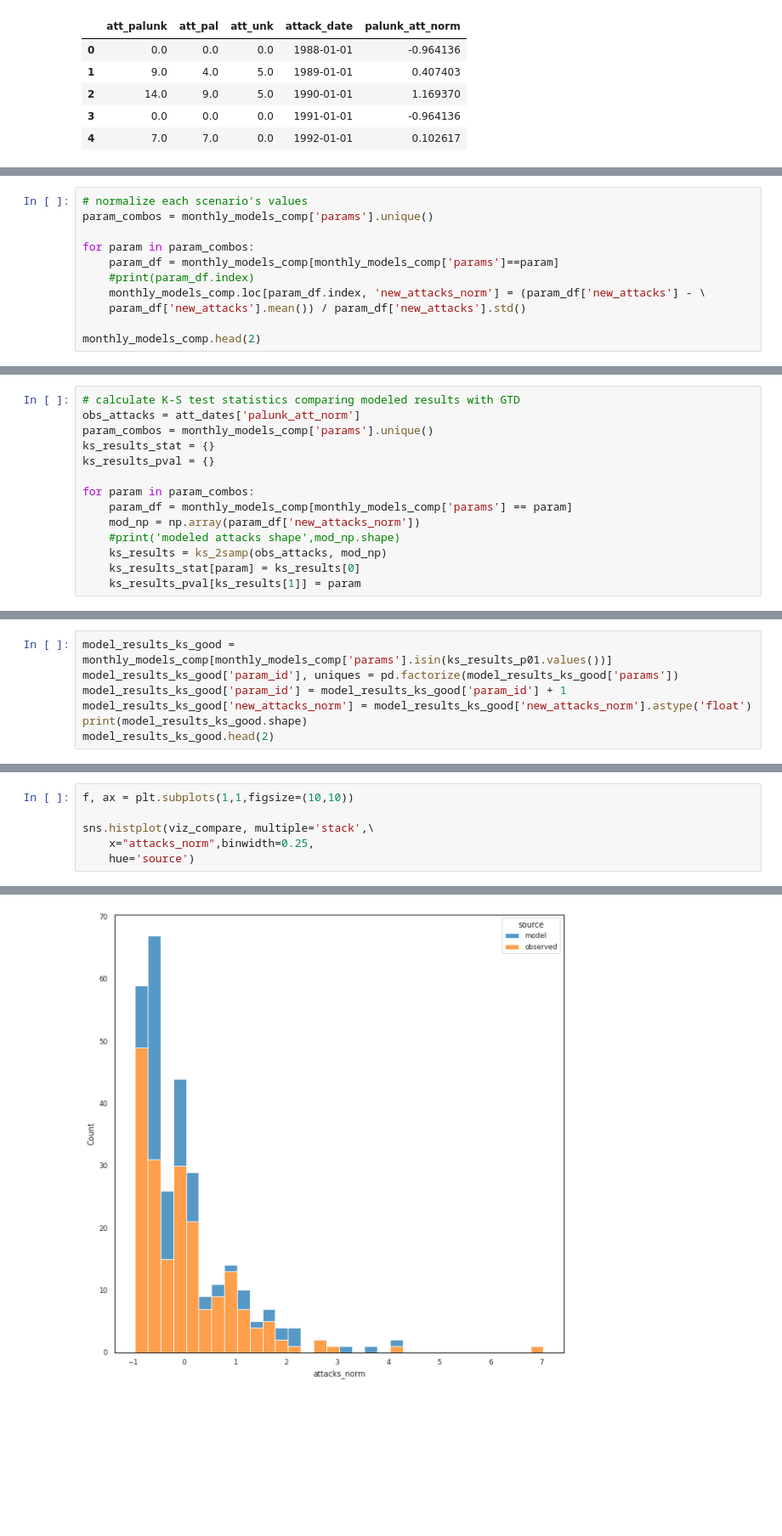
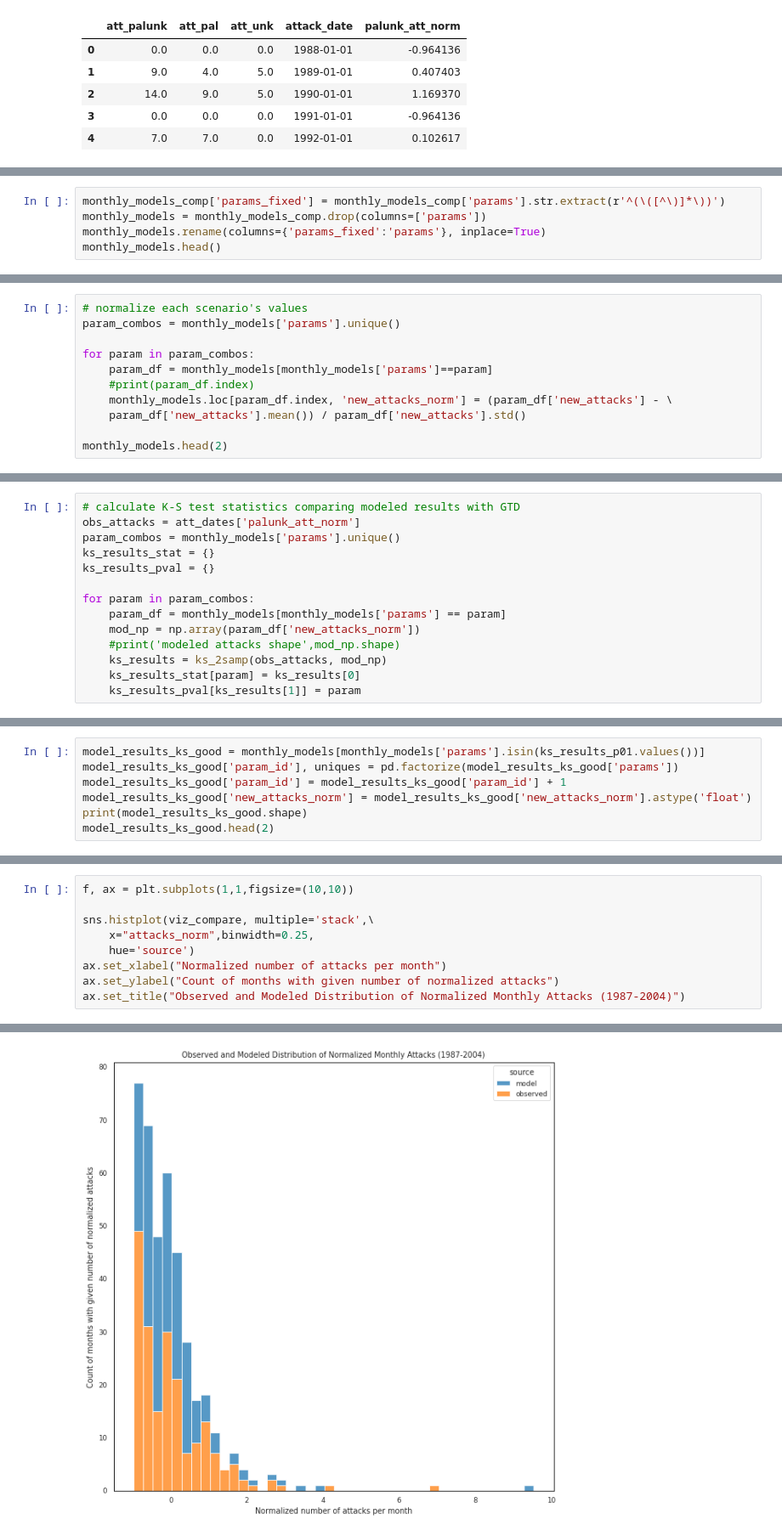
Before and after one commit to natalie-ayers/scientific-computing-counterterrorism-modeling, a Jupyter notebook: compare_model_and_real_dists.ipynb, the cells around one changed output, grey strips where cells are left out. Shown: that part at 85% size. Cells and saved outputs as stored; diff of their text form; blank space fills up the shorter version.

```diff
--- a/compare_model_and_real_dists.ipynb
+++ b/compare_model_and_real_dists.ipynb
@@ -266,0 +257,5 @@ monthly_models_comp.head()
+# %%
+monthly_models_comp['params_fixed'] = monthly_models_comp['params'].str.extract(r'^(\([^\)]*\))')
+monthly_models = monthly_models_comp.drop(columns=['params'])
+monthly_models.rename(columns={'params_fixed':'params'}, inplace=True)
+monthly_models.head()
@@ -267,13 +269,13 @@ monthly_models_comp.head()
 # %%
 # normalize each scenario's values
-param_combos = monthly_models_comp['params'].unique()
+param_combos = monthly_models['params'].unique()
 
 for param in param_combos:
-    param_df = monthly_models_comp[monthly_models_comp['params']==param]
+    param_df = monthly_models[monthly_models['params']==param]
     #print(param_df.index)
-    monthly_models_comp.loc[param_df.index, 'new_attacks_norm'] = (param_df['new_attacks'] - \
+    monthly_models.loc[param_df.index, 'new_attacks_norm'] = (param_df['new_attacks'] - \
     param_df['new_attacks'].mean()) / param_df['new_attacks'].std()
 
-monthly_models_comp.head(2)
+monthly_models.head(2)
 # %% [output]
 |  | index | dummy_date | new_attacks | params | new_attacks_norm |
@@ -282,12 +284,12 @@ monthly_models_comp.head(2)
 # %%
 # calculate K-S test statistics comparing modeled results with GTD
 obs_attacks = att_dates['palunk_att_norm']
-param_combos = monthly_models_comp['params'].unique()
+param_combos = monthly_models['params'].unique()
 ks_results_stat = {}
 ks_results_pval = {}
 
 for param in param_combos:
-    param_df = monthly_models_comp[monthly_models_comp['params'] == param]
+    param_df = monthly_models[monthly_models['params'] == param]
     mod_np = np.array(param_df['new_attacks_norm'])
     #print('modeled attacks shape',mod_np.shape)
     ks_results = ks_2samp(obs_attacks, mod_np)
@@ -319,5 +331,5 @@ ks_results_p01
 # %%
-model_results_ks_good = monthly_models_comp[monthly_models_comp['params'].isin(ks_results_p01.values())]
+model_results_ks_good = monthly_models[monthly_models['params'].isin(ks_results_p01.values())]
 model_results_ks_good['param_id'], uniques = pd.factorize(model_results_ks_good['params'])
 model_results_ks_good['param_id'] = model_results_ks_good['param_id'] + 1
 model_results_ks_good['new_attacks_norm'] = model_results_ks_good['new_attacks_norm'].astype('float')
@@ -371,4 +383,7 @@ f, ax = plt.subplots(1,1,figsize=(10,10))
 sns.histplot(viz_compare, multiple='stack',\
     x="attacks_norm",binwidth=0.25,
     hue='source')
+ax.set_xlabel("Normalized number of attacks per month")
+ax.set_ylabel("Count of months with given number of normalized attacks")
+ax.set_title("Observed and Modeled Distribution of Normalized Monthly Attacks (1987-2004)")
 # %% [output]
@@ -376 +391 @@ sns.histplot(viz_compare, multiple='stack',\
-[figure, old version]
+[figure, new version]
```
Also changed, not shown: parts of 27 cells of this notebook, 4 other files.
